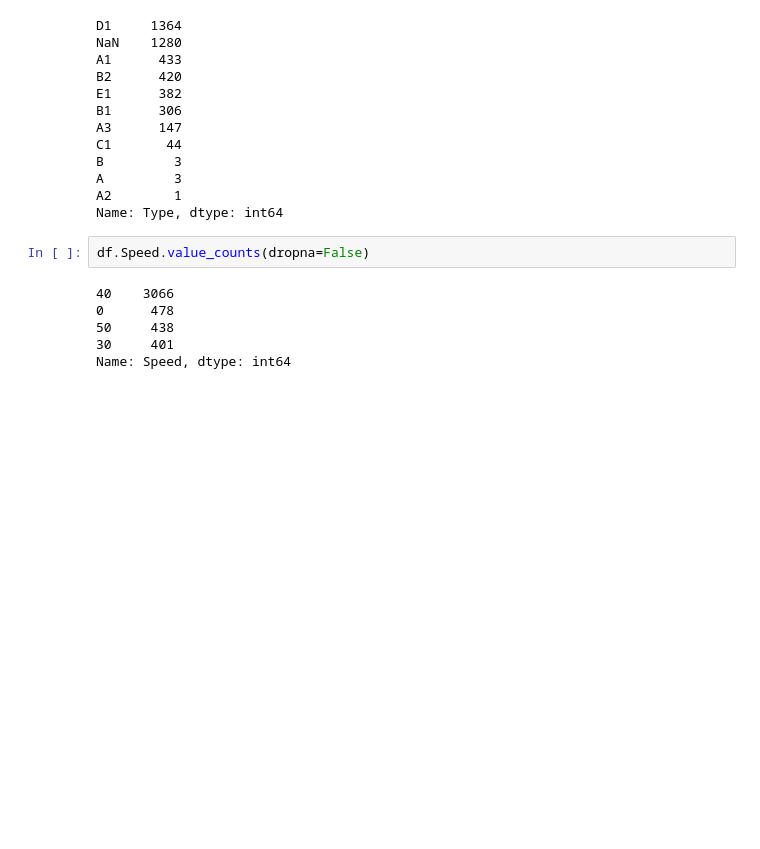
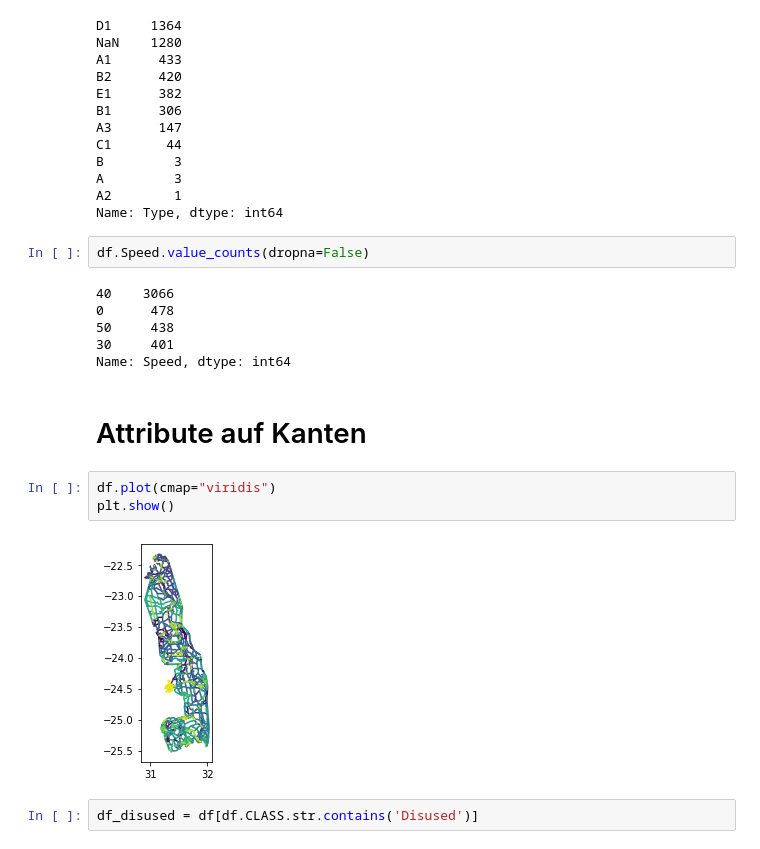
Before and after one commit to MARS-Group-HAW/model-knp-traffic, a Jupyter notebook: Scenarios/KrugerNationalParkBox/sanparks_res/knp_network_shapefile/Shapefile Analyse.ipynb, the cells around one changed output. Cells and saved outputs as stored; diff of their text form; blank space fills up the shorter version.

```diff
--- a/Scenarios/KrugerNationalParkBox/sanparks_res/knp_network_shapefile/Shapefile Analyse.ipynb
+++ b/Scenarios/KrugerNationalParkBox/sanparks_res/knp_network_shapefile/Shapefile Analyse.ipynb
@@ -186,3 +186,12 @@ df.Speed.value_counts(dropna=False)
 50     438
 30     401
 Name: Speed, dtype: int64
+# %% [markdown]
+# Attribute auf Kanten
+# %%
+df.plot(cmap="viridis")
+plt.show()
+# %% [output]
+[figure, added]
+# %%
+df_disused = df[df.CLASS.str.contains('Disused')]
```
Also changed, not shown: parts of 9 cells of this notebook, 5 other files.
